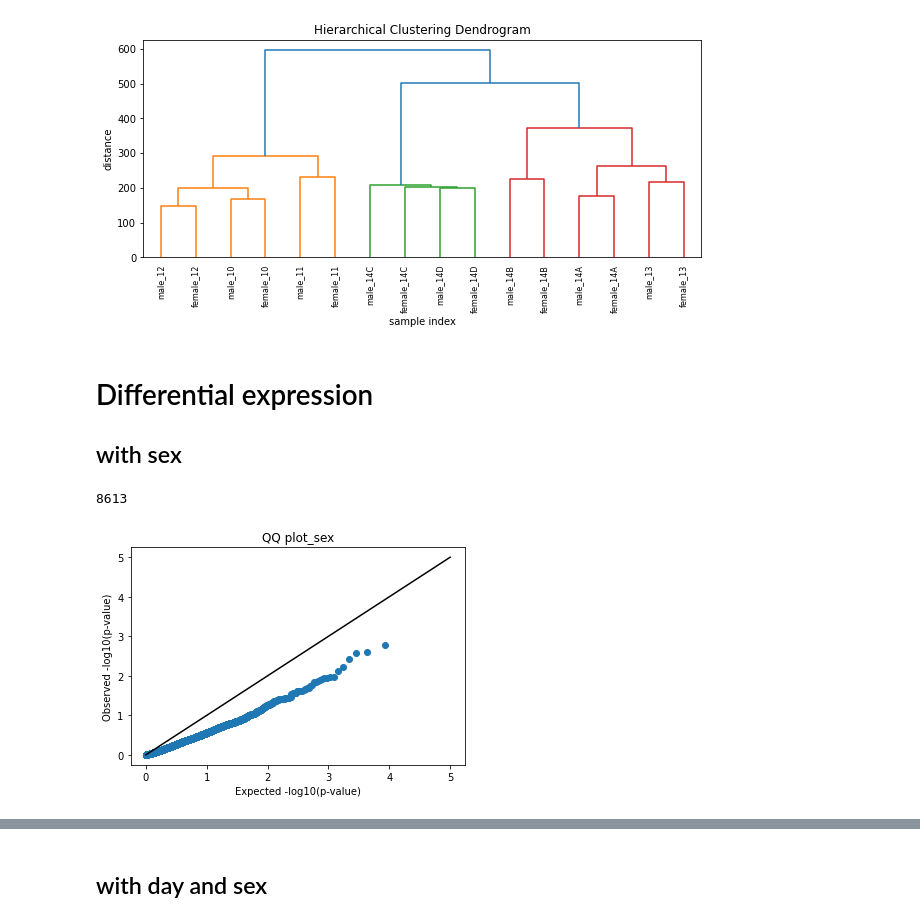
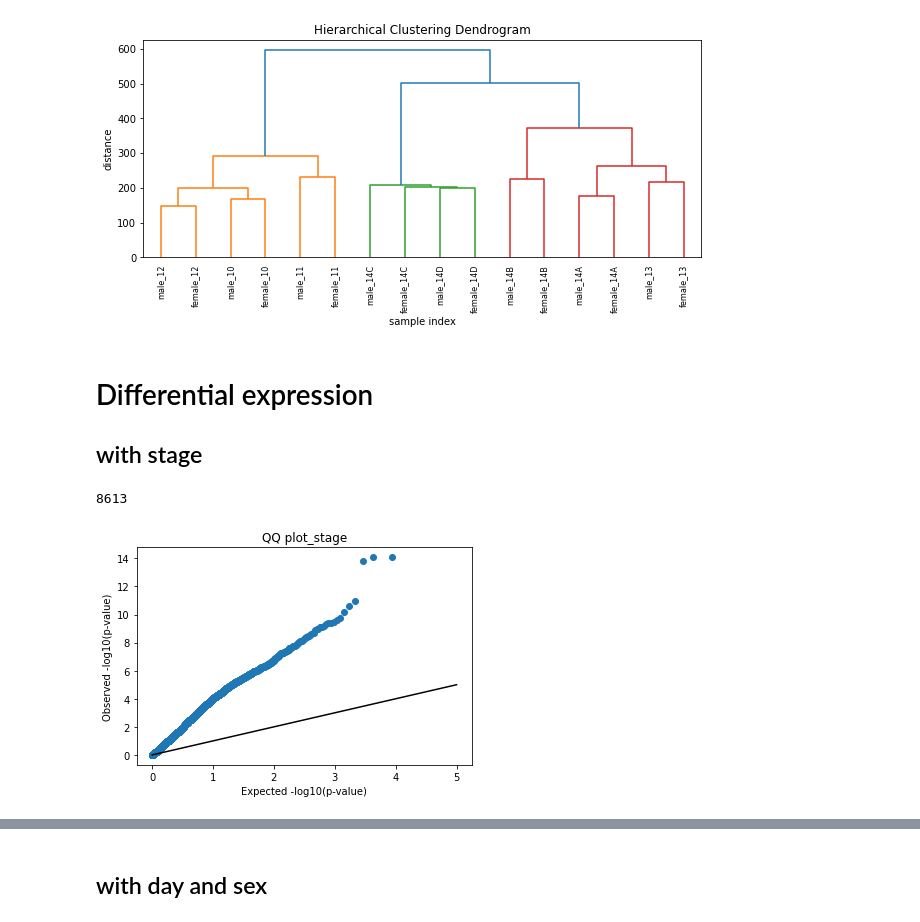
Before and after one commit to XiangningChen98/qbb2020-answers, a Jupyter notebook: HW7/HW7.ipynb, the cells around one changed output, grey strips where cells are left out. Drawn from its saved outputs; the diff is of its cells as text; code cells hidden in the pictures.

```diff
--- a/HW7/HW7.ipynb
+++ b/HW7/HW7.ipynb
@@ -69,41 +88,41 @@ plt.show()
 [figure]
 # %% [markdown]
 # Differential expression
-## with sex
+## with stage
 # %%
 gene_FPKM_df=FPKM_df.loc[:,"male_10":"female_14D"].T
 gene_FPKM_df.columns=FPKM_df.loc[:,"t_name"]
 gene_FPKM_df['sex']=['male','male','male','male','male','male','male','male',
                  'female','female','female','female','female','female','female','female']
-gene_FPKM_df['day']=[10,11,12,13,14,14,14,14,10,11,12,13,14,14,14,14]
+gene_FPKM_df['stage']=[10,11,12,13,14,14,14,14,10,11,12,13,14,14,14,14]
 # %%
-pvalue_sex=[]
+pvalue_stage=[]
 for gene in list(gene_FPKM_df.head())[:-2]:
-    mod = smf.ols(formula=str(gene)+'~sex+1', data=gene_FPKM_df)
+    mod = smf.ols(formula=str(gene)+'~stage+1', data=gene_FPKM_df)
     result = mod.fit()
-    pvalue_sex.append(result.pvalues[1])
-len(pvalue_sex)
+    pvalue_stage.append(result.pvalues[1])
+len(pvalue_stage)
 # %% [output]
 8613
 # %%
-FPKM_df['sex_p']=pvalue_sex
-FPKM_df['sex_logP']=-np.log10(FPKM_df['sex_p'])
+FPKM_df['stage_p']=pvalue_stage
+FPKM_df['stage_logP']=-np.log10(FPKM_df['stage_p'])
 # %%
 #QQ plot
 #     dataframe['geneindex'] = range(len(FPKM))
-FPKM_sorted = FPKM_df.sort_values(by = 'sex_p')
+FPKM_sorted = FPKM_df.sort_values(by = 'stage_p')
 FPKM_sorted['uniform_points'] = range(0, len(FPKM_sorted))
 FPKM_sorted['uniform_pval'] = (FPKM_sorted['uniform_points'] + 1) / len(FPKM_sorted)
 FPKM_sorted['uniform_logP'] = -1 * np.log10(FPKM_sorted['uniform_pval'])
 #     FPKM['snp_index'] = range(len(FPKM))
 fig, ax = plt.subplots()
-ax.scatter(FPKM_sorted["uniform_logP"], FPKM_sorted["sex_logP"])
+ax.scatter(FPKM_sorted["uniform_logP"], FPKM_sorted["stage_logP"])
 ax.plot([5,0], [5, 0], color = "black")
 plt.xlabel("Expected -log10(p-value)")
 plt.ylabel("Observed -log10(p-value)")
-plt.title("QQ plot_sex")
-plt.savefig("QQ_plot_sex.png")
+plt.title("QQ plot_stage")
+plt.savefig("QQ_plot_stage.png")
 plt.show()
 # %% [output]
-[figure, old version]
+[figure, new version]
 # %%
```
Also changed, not shown: parts of 22 cells of this notebook, 5 other files.
